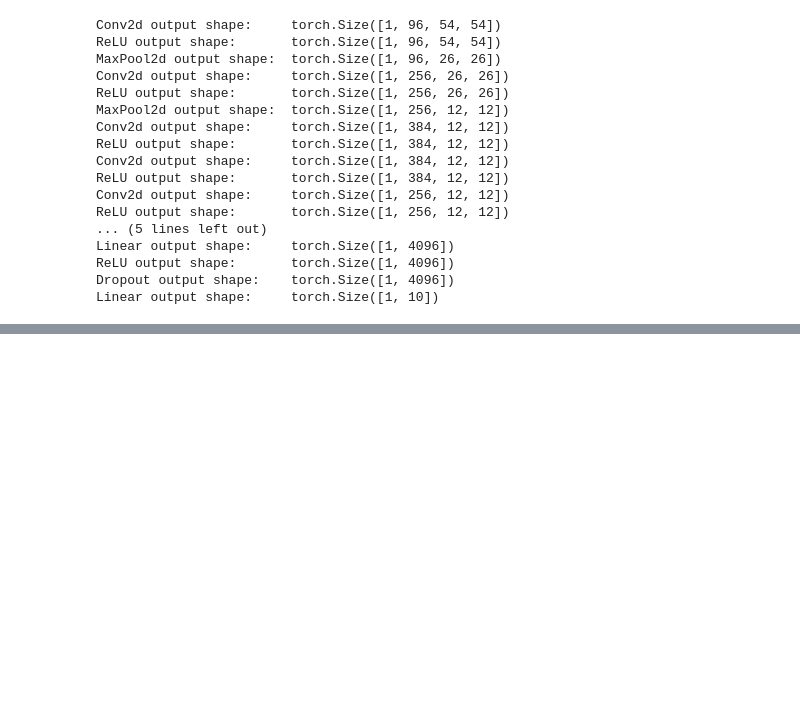
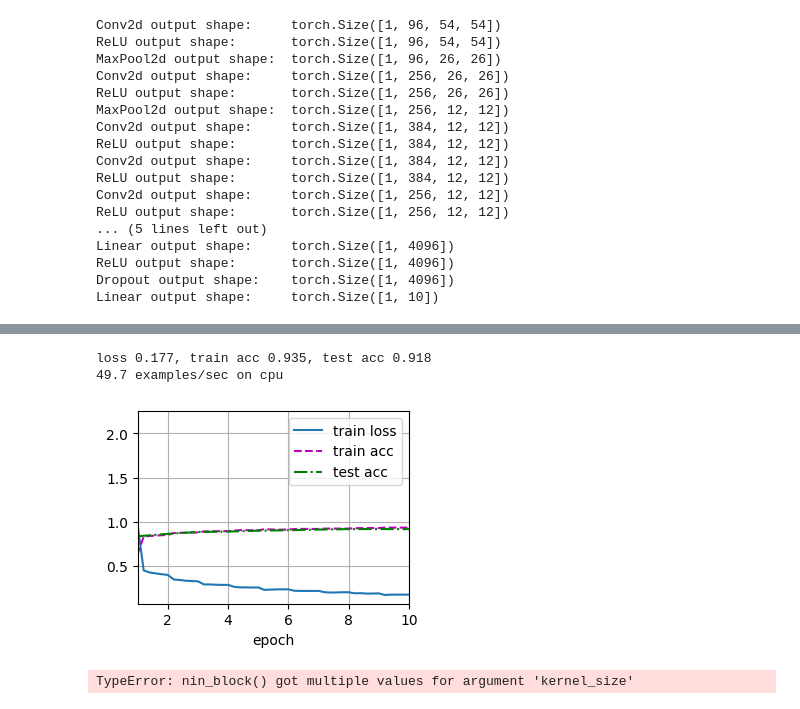
Before and after one commit to ypkttt/Yangpeikang, a Jupyter notebook: 7-现代卷积神经网络.ipynb, the cells around one changed output, grey strips where cells are left out. Drawn from its saved outputs; the diff is of its cells as text; code cells hidden in the pictures; blank space fills up the shorter version.

```diff
--- a/7-现代卷积神经网络.ipynb
+++ b/7-现代卷积神经网络.ipynb
@@ -75,3 +75,22 @@ def vgg_block(num_convs, in_channels, out_channels):
         in_channels = out_channels
     layers.append(nn.MaxPool2d(kernel_size=2,stride=2))
     return nn.Sequential(*layers)
+# %%
+conv_arch = ((1, 64), (1, 128), (2, 256), (2, 512), (2, 512))
+# %%
+def vgg(conv_arch):
+    conv_blks = []
+    in_channels = 1
+    # 卷积层部分
+    for (num_convs, out_channels) in conv_arch:
+        conv_blks.append(vgg_block(num_convs, in_channels, out_channels))
+        in_channels = out_channels
+
+    return nn.Sequential(
+        *conv_blks, nn.Flatten(),
+        # 全连接层部分
+        nn.Linear(out_channels * 7 * 7, 4096), nn.ReLU(), nn.Dropout(0.5),
+        nn.Linear(4096, 4096), nn.ReLU(), nn.Dropout(0.5),
+        nn.Linear(4096, 10))
+
+net = vgg(conv_arch)
@@ -77,0 +116,12 @@ def vgg_block(num_convs, in_channels, out_channels):
+# %%
+ratio = 4
+small_conv_arch = [(pair[0], pair[1] // ratio) for pair in conv_arch]
+net = vgg(small_conv_arch)
+# %%
+lr, num_epochs, batch_size = 0.05, 10, 128
+train_iter, test_iter = d2l.load_data_fashion_mnist(batch_size, resize=224)
+d2l.train_ch6(net, train_iter, test_iter, num_epochs, lr, d2l.try_gpu())
+# %% [output]
+loss 0.177, train acc 0.935, test acc 0.918
+49.7 examples/sec on cpu
+[figure, added]
@@ -77,0 +142,16 @@ def vgg_block(num_convs, in_channels, out_channels):
+# %%
+net = nn.Sequential(
+    nin_block(1, 96, kernel_size=11, strides=4, padding=0),
+    nn.MaxPool2d(3, stride=2),
+    nin_block(96, 256, kernel_size=5, strides=1, padding=2),
+    nn.MaxPool2d(3, stride=2),
+    nin_block(256, 384, kernel_size=3, strides=1, padding=1),
+    nn.MaxPool2d(3, stride=2),
+    nn.Dropout(0.5),
+    # 标签类别数是10
+    nin_block(384, 10, kernel_size=3, strides=1, padding=1),
+    nn.AdaptiveAvgPool2d((1, 1)),
+    # 将四维的输出转成二维的输出，其形状为(批量大小,10)
+    nn.Flatten())
+# %% [output]
+TypeError: nin_block() got multiple values for argument 'kernel_size'
```
Also changed, not shown: parts of 38 cells of this notebook, 5 other files.
